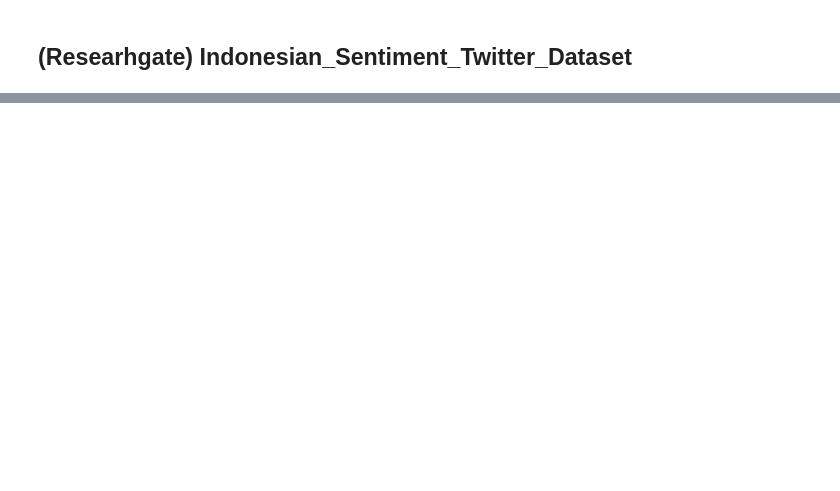
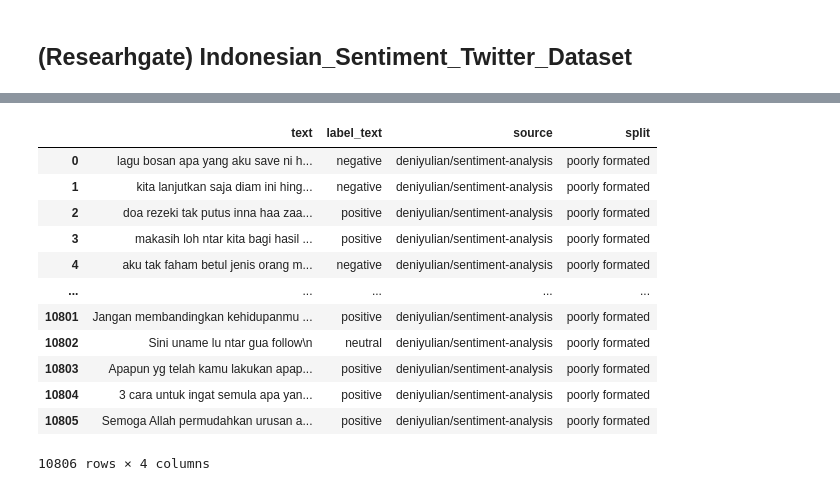
Before and after one commit to carant-ai/tpu-sentiment-trainer, a Jupyter notebook: preprocess.ipynb, the cells around one changed output, grey strips where cells are left out. Saved outputs shown, nothing was run; the diff lists cells and outputs as text; code cells hidden in the pictures; blank space fills up the shorter version.

```diff
--- a/preprocess.ipynb
+++ b/preprocess.ipynb
@@ -163,0 +245,41 @@ label_mapping = {
+# %%
+label_mapping = {
+    -1: 'negative',
+    0: 'neutral',
+    1: 'positive'
+    }
+label_mapping = pd.DataFrame({"index": label_mapping.keys(), "label_text": label_mapping.values()}).set_index("index")
+
+
+with open("dataset-idsa-master(1)/dataset-idsa-master/Indonesian Sentiment Twitter Dataset Labeled.csv", "r") as file:
+    count = 0
+    for line in file:
+        if count == 0:
+            texts = []
+            labels = []
+        else:
+            stream = line.split("\t")
+            labels.append(int(stream[0]))
+            texts.append(stream[1])
+        count += 1
+
+df = pd.DataFrame({'text': texts, "label": labels})
+df = df.merge(label_mapping, how = 'left', left_on = 'label', right_on = 'index')
+df = df[['text','label_text']]
+df['source'] = "deniyulian/sentiment-analysis"
+df['split'] = 'poorly formated'
+df
+# %% [output]
+|  | text | label_text | source | split |
+| 0 | lagu bosan apa yang aku save ni h... | negative | deniyulian/sentiment-analysis | poorly formated |
+| 1 | kita lanjutkan saja diam ini hing... | negative | deniyulian/sentiment-analysis | poorly formated |
+| 2 | doa rezeki tak putus inna haa zaa... | positive | deniyulian/sentiment-analysis | poorly formated |
+| 3 | makasih loh ntar kita bagi hasil ... | positive | deniyulian/sentiment-analysis | poorly formated |
+| 4 | aku tak faham betul jenis orang m... | negative | deniyulian/sentiment-analysis | poorly formated |
+| ... | ... | ... | ... | ... |
+| 10801 | Jangan membandingkan kehidupanmu ... | positive | deniyulian/sentiment-analysis | poorly formated |
+| 10802 | Sini uname lu ntar gua follow\n | neutral | deniyulian/sentiment-analysis | poorly formated |
+| 10803 | Apapun yg telah kamu lakukan apap... | positive | deniyulian/sentiment-analysis | poorly formated |
+| 10804 | 3 cara untuk ingat semula apa yan... | positive | deniyulian/sentiment-analysis | poorly formated |
+| 10805 | Semoga Allah permudahkan urusan a... | positive | deniyulian/sentiment-analysis | poorly formated |
+10806 rows × 4 columns
```
Also changed, not shown: parts of 38 cells of this notebook, 1 other file.
